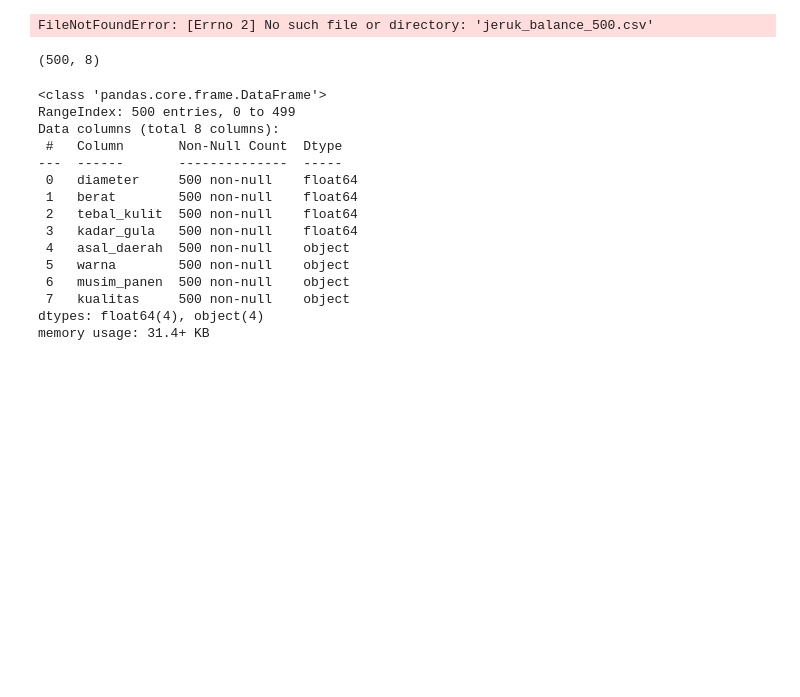
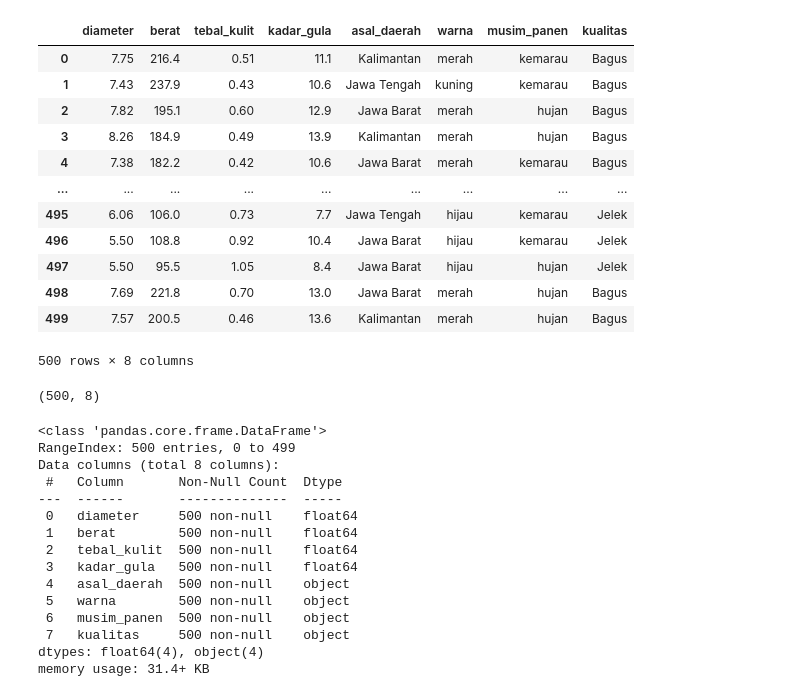
Before and after one commit to ameliaakhila/Clasification-Machine-Learning, a Jupyter notebook: Belajar Klasifikasi Apel.ipynb, the cells around one changed output. Drawn from its saved outputs; the diff is of its cells as text; code cells hidden in the pictures; blank space fills up the shorter version.

```diff
--- a/Belajar Klasifikasi Apel.ipynb
+++ b/Belajar Klasifikasi Apel.ipynb
@@ -1,9 +1,21 @@
 # %%
 import pandas as pd
-df = pd.read_csv("jeruk_balance_500.csv")
+df = pd.read_csv("apel_balance_500.csv")
 df
 # %% [output]
+|  | diameter | berat | tebal_kulit | kadar_gula | asal_daerah | warna | musim_panen | kualitas |
+| 0 | 7.75 | 216.4 | 0.51 | 11.1 | Kalimantan | merah | kemarau | Bagus |
+| 1 | 7.43 | 237.9 | 0.43 | 10.6 | Jawa Tengah | kuning | kemarau | Bagus |
+| 2 | 7.82 | 195.1 | 0.60 | 12.9 | Jawa Barat | merah | hujan | Bagus |
+| 3 | 8.26 | 184.9 | 0.49 | 13.9 | Kalimantan | merah | hujan | Bagus |
+| 4 | 7.38 | 182.2 | 0.42 | 10.6 | Jawa Barat | merah | kemarau | Bagus |
+| ... | ... | ... | ... | ... | ... | ... | ... | ... |
+| 495 | 6.06 | 106.0 | 0.73 | 7.7 | Jawa Tengah | hijau | kemarau | Jelek |
+| 496 | 5.50 | 108.8 | 0.92 | 10.4 | Jawa Barat | hijau | kemarau | Jelek |
+| 497 | 5.50 | 95.5 | 1.05 | 8.4 | Jawa Barat | hijau | hujan | Jelek |
+| 498 | 7.69 | 221.8 | 0.70 | 13.0 | Jawa Barat | merah | hujan | Bagus |
+| 499 | 7.57 | 200.5 | 0.46 | 13.6 | Kalimantan | merah | hujan | Bagus |
-FileNotFoundError: [Errno 2] No such file or directory: 'jeruk_balance_500.csv'
+500 rows × 8 columns
 # %%
 df.shape
 # %% [output]
```
